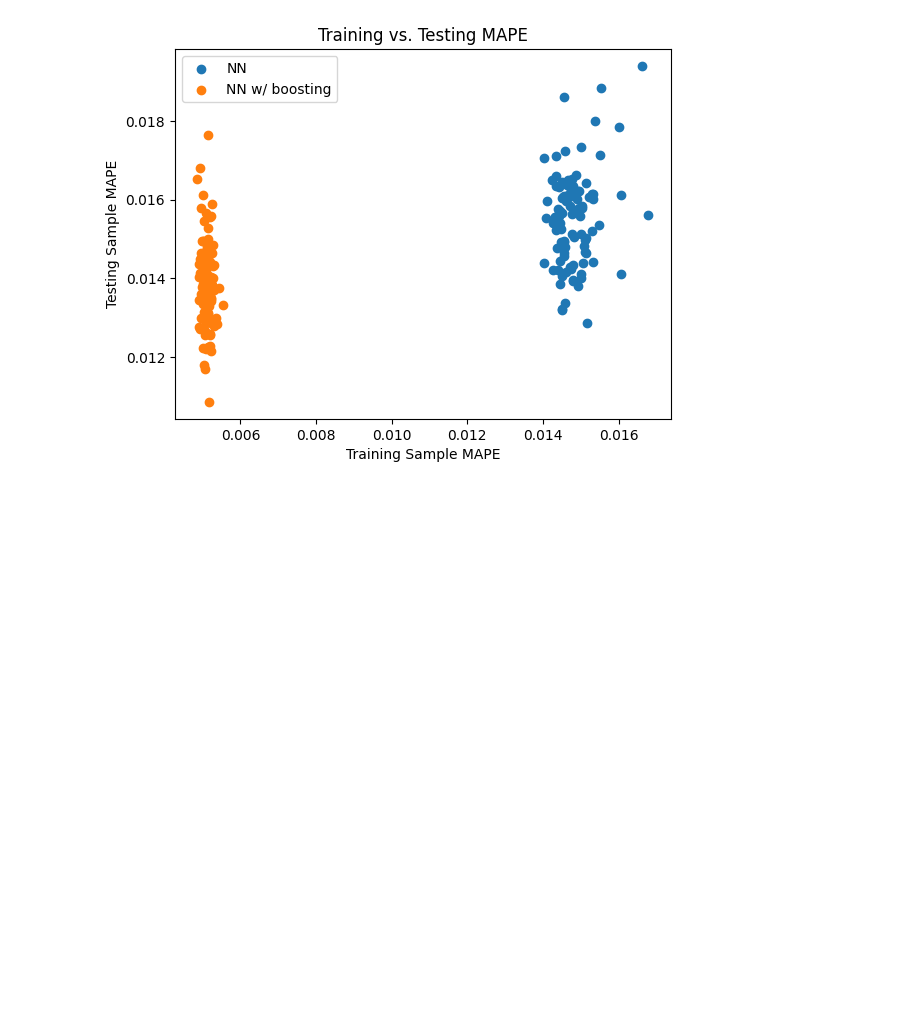
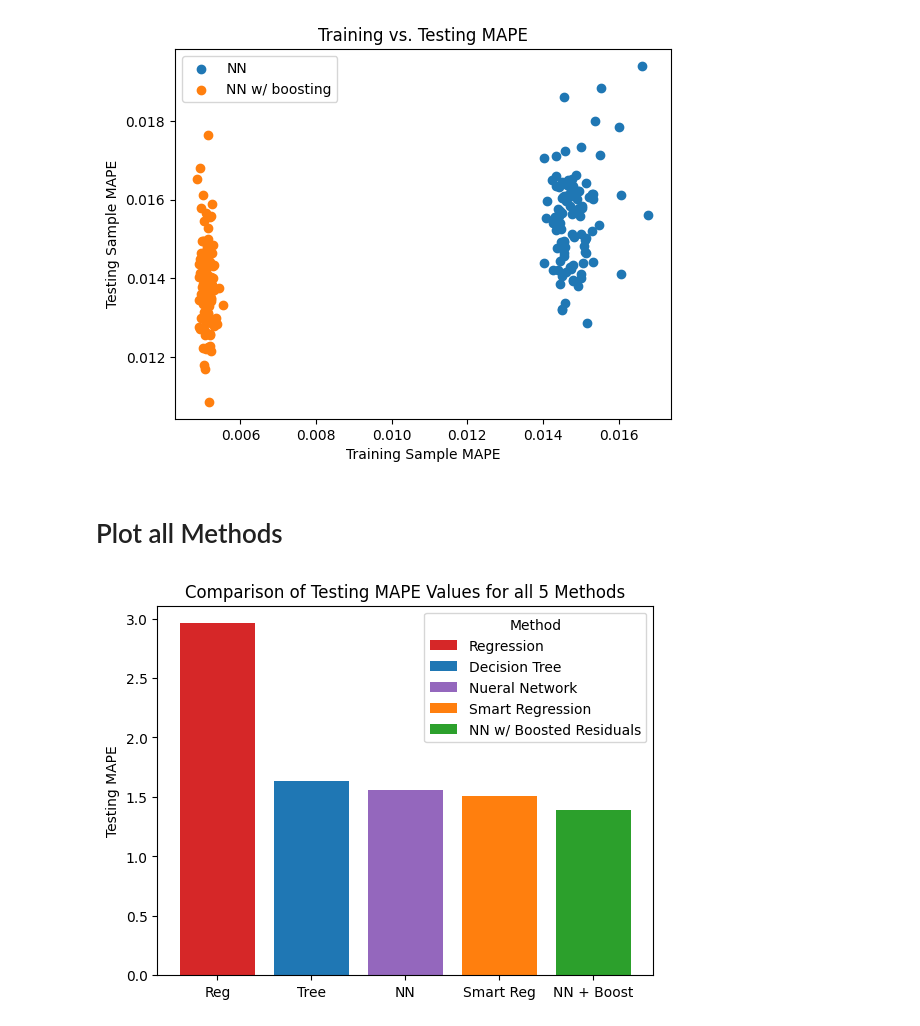
Before and after one commit to jakekosakoff/Physics-139-Final, a Jupyter notebook: Final Project Code/CV_Results.ipynb, the cells around one changed output. Drawn from its saved outputs; the diff is of its cells as text; code cells hidden in the pictures; blank space fills up the shorter version.

```diff
--- a/Final Project Code/CV_Results.ipynb
+++ b/Final Project Code/CV_Results.ipynb
@@ -67,3 +67,24 @@ plt.savefig("Plots/train_vs_testing_MAPE")
 plt.show()
 # %% [output]
 [figure]
+# %% [markdown]
+# Plot all Methods
+# %%
+fig, ax = plt.subplots()
+
+methods = ['Reg', 'Tree',  'NN', 'Smart Reg', "NN + Boost"]
+counts = [2.96, 1.63, 1.56, 1.51, 1.39]
+bar_labels = ['Regression', 'Decision Tree', 'Nueral Network', 'Smart Regression', 'NN w/ Boosted Residuals']
+bar_colors = ['tab:red', 'tab:blue', 'tab:purple', 'tab:orange', 'tab:green']
+
+ax.bar(methods, counts, label=bar_labels, color=bar_colors)
+
+ax.set_ylabel('Testing MAPE')
+ax.set_title('Comparison of Testing MAPE Values for all 5 Methods')
+ax.legend(title='Method')
+
+plt.savefig("Plots/compare_mape_all_methods")
+
+plt.show()
+# %% [output]
+[figure, added]
```
Also changed, not shown: 2 other files.
